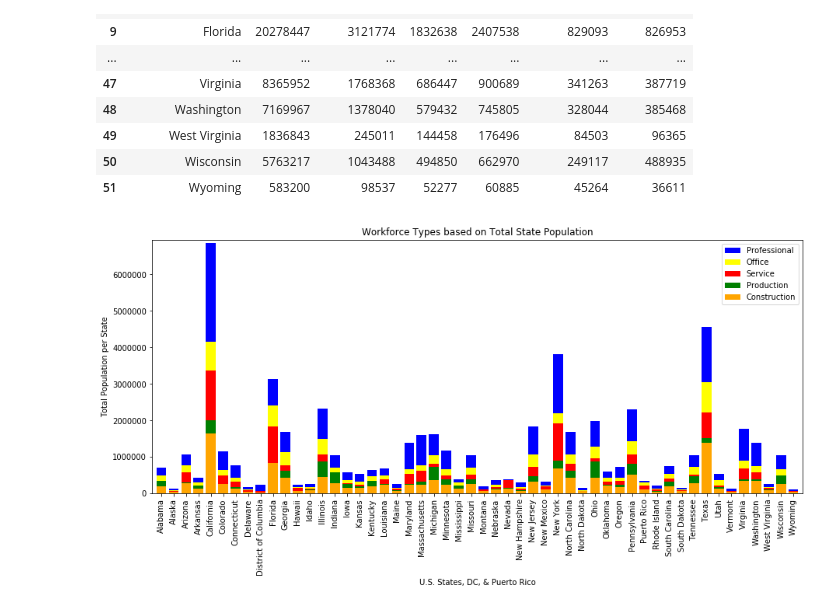
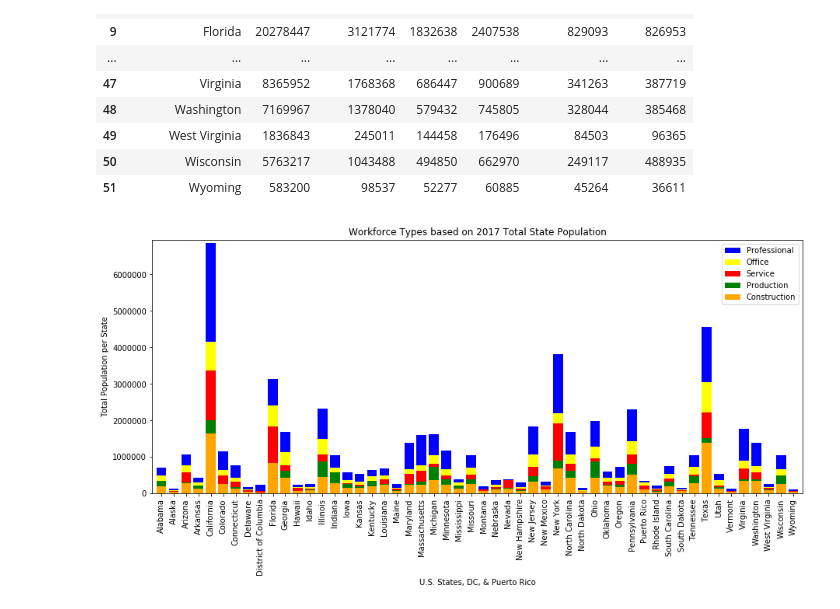
Before and after one commit to charlim26/censusproject, a Jupyter notebook: Minervas_Project/analysis_workforce_sectors.ipynb, the cells around one changed output. Saved outputs shown, nothing was run; the diff lists cells and outputs as text; code cells hidden in the pictures.

```diff
--- a/Minervas_Project/analysis_workforce_sectors.ipynb
+++ b/Minervas_Project/analysis_workforce_sectors.ipynb
@@ -105,31 +105,31 @@ workforce_2017
 # %%
 # Stacked Bar Graph for 2017:
 x = workforce_2017['State']
 y0 = workforce_2017['Professional']
 y1 = workforce_2017['Service']
 y2 = workforce_2017['Office']
 y3 = workforce_2017['Construction']
 y4 = workforce_2017['Production']
 
 plt.figure(figsize=(15, 6))
 
 p1 = plt.bar(x,y0, color='blue', label='Professional')
 p2 = plt.bar(x,y2, color='yellow', label='Office')
 p3 = plt.bar(x,y1, color='red', label='Service')
 p4 = plt.bar(x,y4, color='green', label='Production')
 p5 = plt.bar(x,y3, color='orange', label='Construction')
 
 plt.xlim(-0.75, len(x)-0.25)
 plt.ylim(0, max(y0)+100000)
 
-plt.title("Workforce Types based on Total State Population")
+plt.title("Workforce Types based on 2017 Total State Population")
 plt.xlabel("U.S. States, DC, & Puerto Rico")
 plt.ylabel("Total Population per State")
 plt.legend(loc='best')
 
 tick_locations = [value for value in x]
 plt.xticks(tick_locations, rotation=90)
 
 plt.show()
 # %% [output]
-[figure, old version]
+[figure, new version]
```
Also changed, not shown: parts of 2 cells of this notebook, 1 other file.
